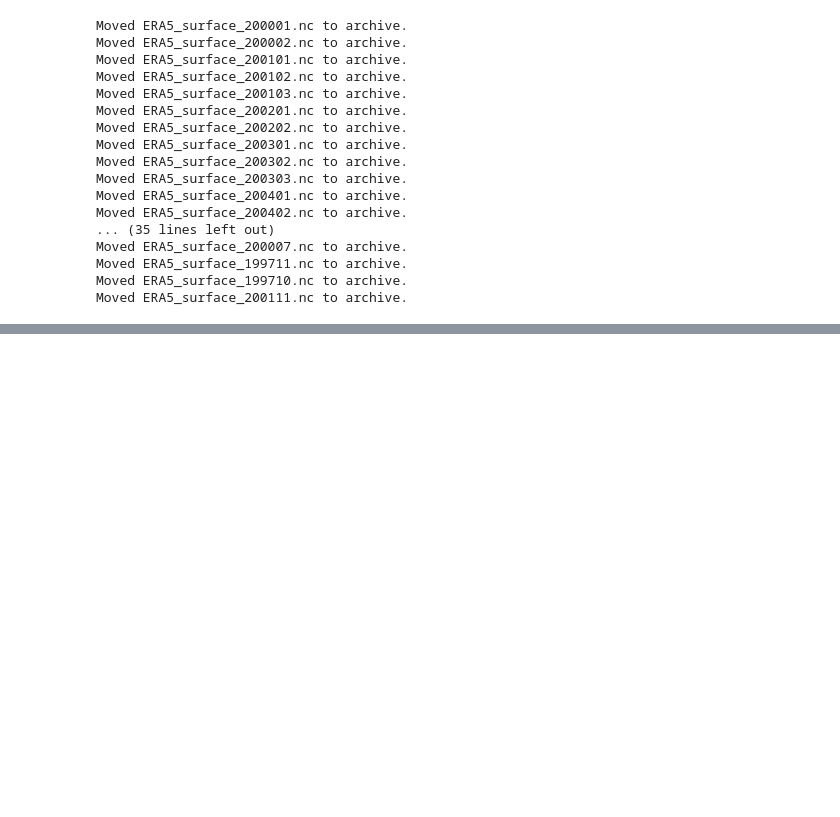
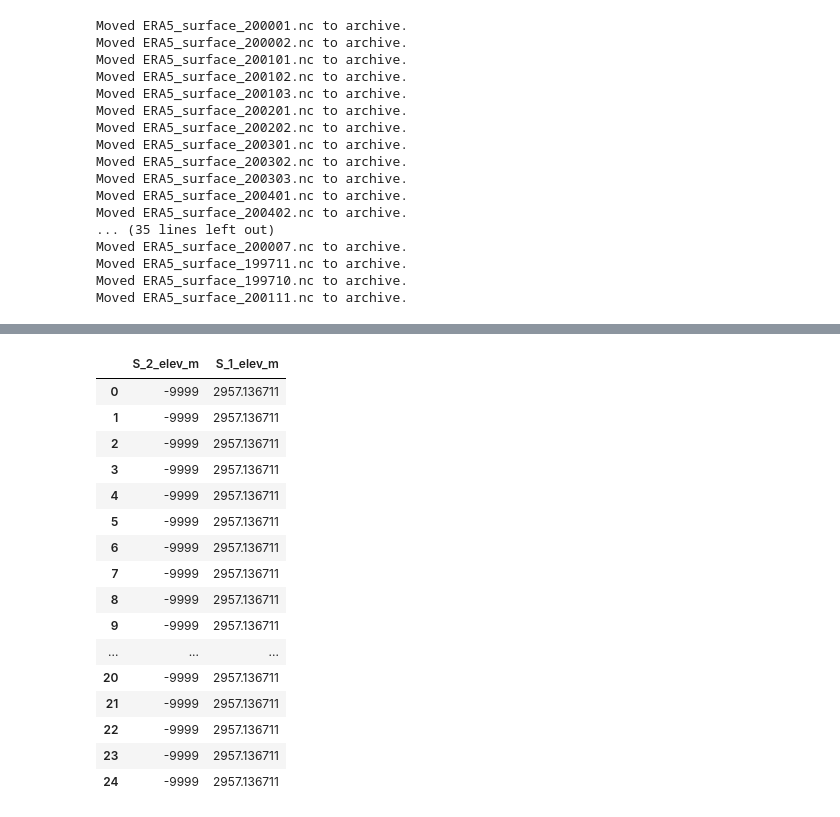
Before and after one commit to dlhogan97/CONFLUENCE-uwmtnhydro, a Jupyter notebook: ess-project/notebooks/sandbox/test_forcing.ipynb, the cells around one changed output, grey strips where cells are left out. Drawn from its saved outputs; the diff is of its cells as text; code cells hidden in the pictures; blank space fills up the shorter version.

```diff
--- a/ess-project/notebooks/sandbox/test_forcing.ipynb
+++ b/ess-project/notebooks/sandbox/test_forcing.ipynb
@@ -76,0 +68,21 @@ ModuleNotFoundError: No module named 'rioxarray'
+# %%
+df = pd.read_csv('/scratch/dlhogan/ess-project-data/domain_butte_snotel/shapefiles/catchment_intersection/with_forcing/butte_snotel_ERA5_intersected_shapefile.csv')
+df[['S_2_elev_m','S_1_elev_m']]
+# %% [output]
+|  | S_2_elev_m | S_1_elev_m |
+| 0 | -9999 | 2957.136711 |
+| 1 | -9999 | 2957.136711 |
+| 2 | -9999 | 2957.136711 |
+| 3 | -9999 | 2957.136711 |
+| 4 | -9999 | 2957.136711 |
+| 5 | -9999 | 2957.136711 |
+| 6 | -9999 | 2957.136711 |
+| 7 | -9999 | 2957.136711 |
+| 8 | -9999 | 2957.136711 |
+| 9 | -9999 | 2957.136711 |
+| ... | ... | ... |
+| 20 | -9999 | 2957.136711 |
+| 21 | -9999 | 2957.136711 |
+| 22 | -9999 | 2957.136711 |
+| 23 | -9999 | 2957.136711 |
+| 24 | -9999 | 2957.136711 |
```
Also changed, not shown: parts of 6 cells of this notebook, 9 other files.
